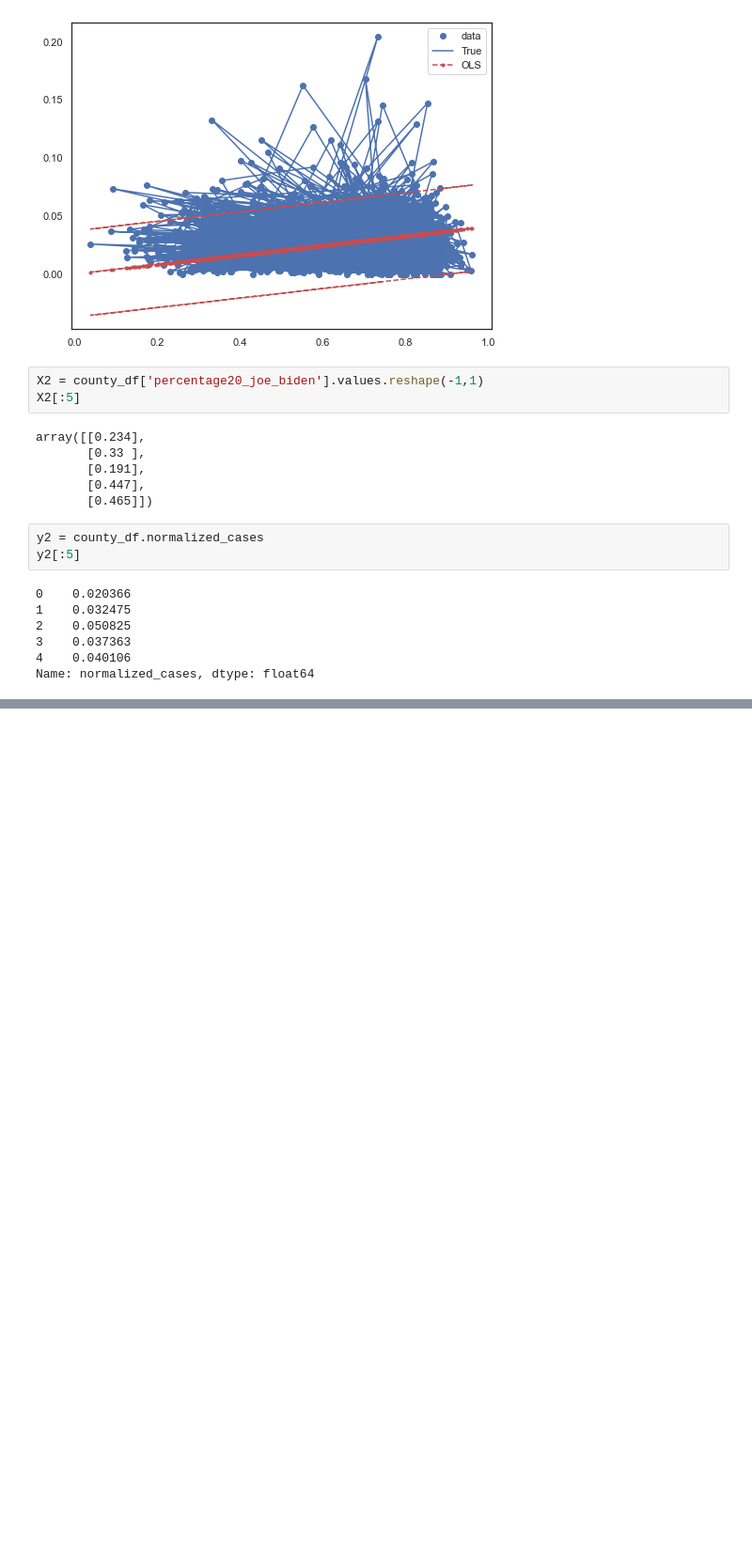
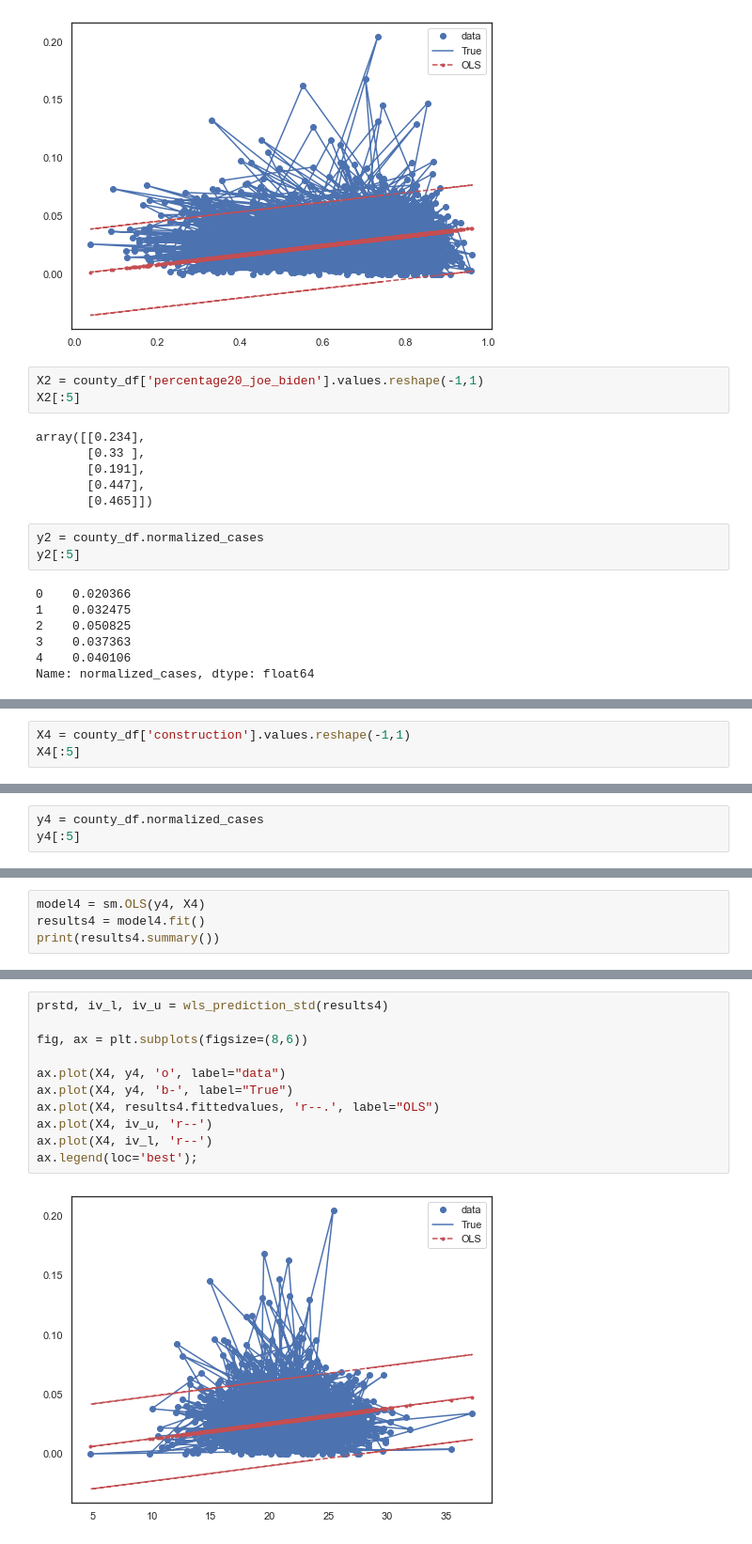
Before and after one commit to stephenanayashilliard/Covid_and_Politics, a Jupyter notebook: ml_seg2/ols_model.ipynb, the cells around one changed output, grey strips where cells are left out. Shown at 94% size. Cells and saved outputs as stored; diff of their text form; blank space fills up the shorter version.

```diff
--- a/ml_seg2/ols_model.ipynb
+++ b/ml_seg2/ols_model.ipynb
@@ -211,0 +239,3 @@ ax.legend(loc='best');
+# %%
+X4 = county_df['construction'].values.reshape(-1,1)
+X4[:5]
@@ -211,0 +248,3 @@ ax.legend(loc='best');
+# %%
+y4 = county_df.normalized_cases
+y4[:5]
@@ -211,0 +258,4 @@ ax.legend(loc='best');
+# %%
+model4 = sm.OLS(y4, X4)
+results4 = model4.fit()
+print(results4.summary())
@@ -211,0 +280,13 @@ ax.legend(loc='best');
+# %%
+prstd, iv_l, iv_u = wls_prediction_std(results4)
+
+fig, ax = plt.subplots(figsize=(8,6))
+
+ax.plot(X4, y4, 'o', label="data")
+ax.plot(X4, y4, 'b-', label="True")
+ax.plot(X4, results4.fittedvalues, 'r--.', label="OLS")
+ax.plot(X4, iv_u, 'r--')
+ax.plot(X4, iv_l, 'r--')
+ax.legend(loc='best');
+# %% [output]
+[figure, added]
```
Also changed, not shown: parts of 23 cells of this notebook, 1 other file.
